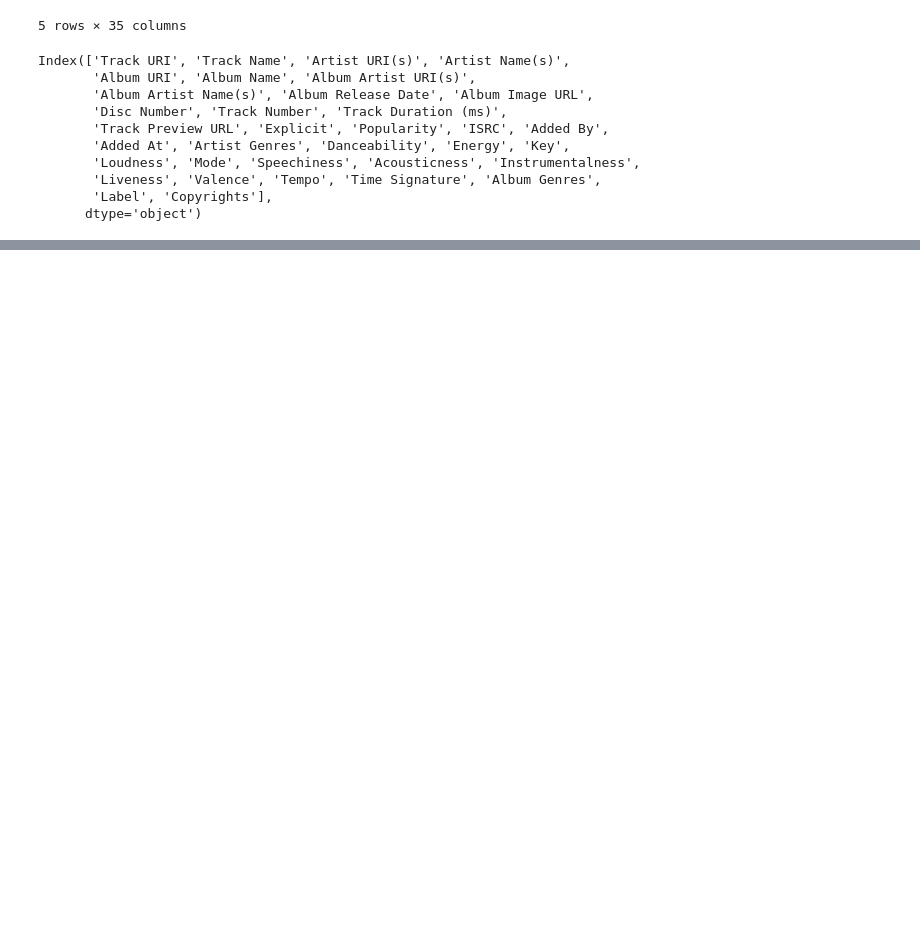
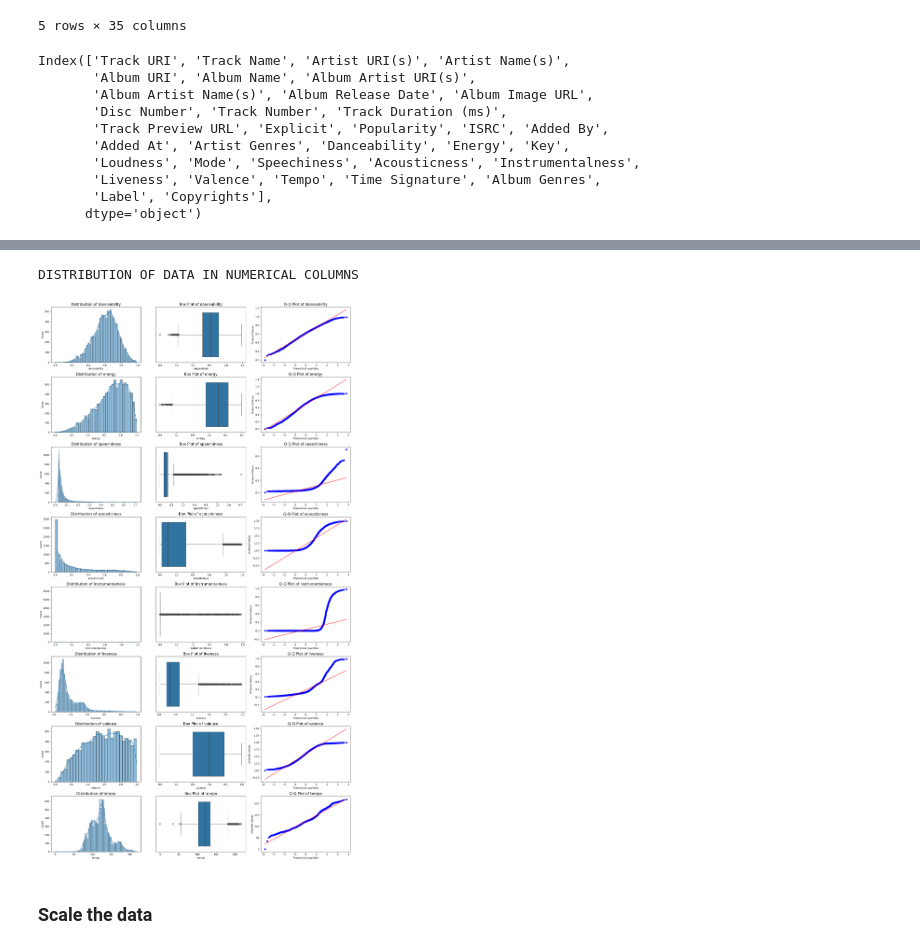
Before and after one commit to dennybett/Song-Recommendation-System, a Jupyter notebook: main.ipynb, the cells around one changed output, grey strips where cells are left out. Drawn from its saved outputs; the diff is of its cells as text; code cells hidden in the pictures; blank space fills up the shorter version.

```diff
--- a/main.ipynb
+++ b/main.ipynb
@@ -549,0 +176,7 @@ df_with_top_genres.head()
+# %%
+utils.plot_numeric_distributions(df_data)
+# %% [output]
+DISTRIBUTION OF DATA IN NUMERICAL COLUMNS
+[figure, added]
+# %% [markdown]
+### Scale the data
```
Also changed, not shown: parts of 74 cells of this notebook, 1 other file.
